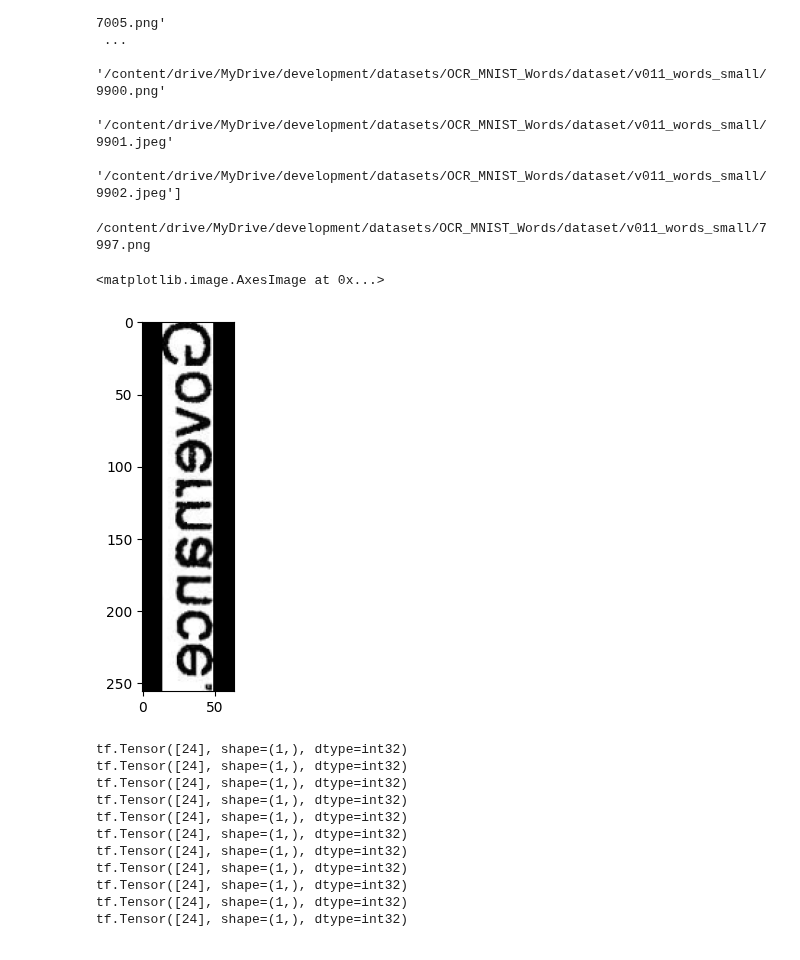
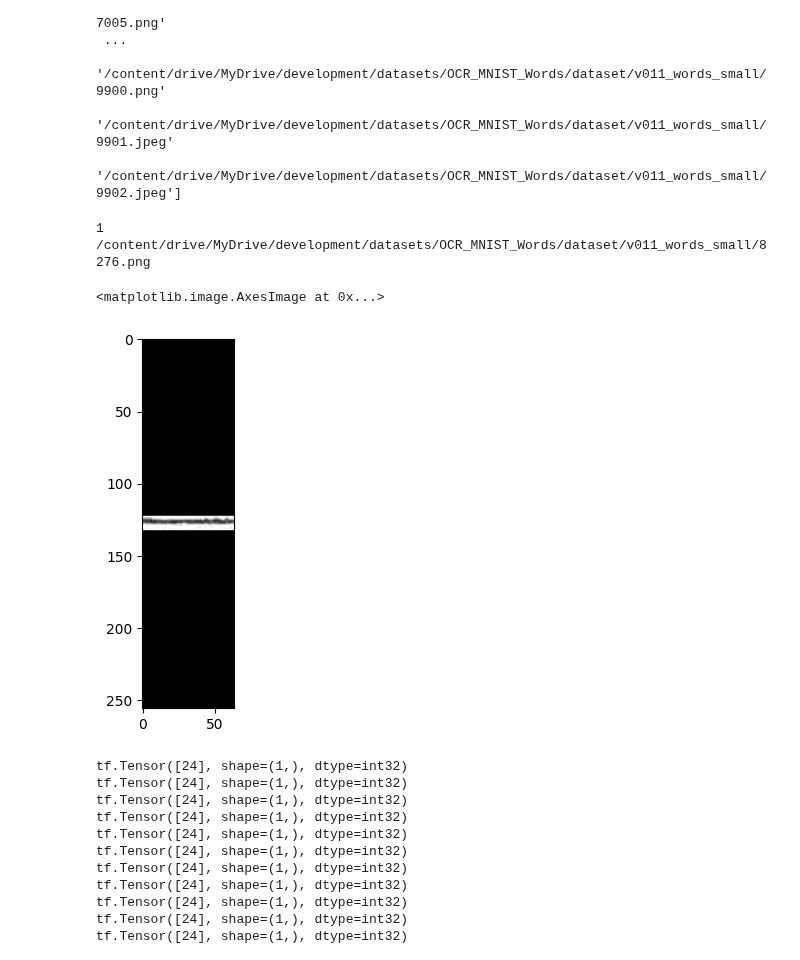
Before and after one commit to msommerfe/CAS_Applied_Data_Science, a Jupyter notebook: CAS_Final_Project/OCR_from_scratch.ipynb, the cells around one changed output. Saved outputs shown, nothing was run; the diff lists cells and outputs as text; code cells hidden in the pictures.

```diff
--- a/CAS_Final_Project/OCR_from_scratch.ipynb
+++ b/CAS_Final_Project/OCR_from_scratch.ipynb
@@ -80,7 +80,7 @@ with open(LABELS_JSON) as f:
     data = list(json.load(f).items())
 
 #Reduced to just 100, change it to all for real training
-keyVal = np.array(data[7000:8000])
+keyVal = np.array(data[:])
 #keyVal = np.array(data)
 x_all_img_file_name = keyVal[:,0]
 labels = keyVal[:,1]
@@ -147,6 +147,7 @@ def process_single_sample(img_path, labels_padded, len_labels_padded, len_labels
       labels_padded = tf.convert_to_tensor(labels_padded, dtype="int32")
       len_labels_padded = tf.convert_to_tensor([len_labels_padded], dtype="int32")
       len_labels_not_padded = tf.convert_to_tensor([len_labels_not_padded], dtype="int32")
+      print(1)
       return {"input_data": img, "input_label": labels_padded, "input_length": len_labels_padded, "label_length":len_labels_not_padded}
     # 5. Pad the image to MAX_HIGHT and MAX_WIDTH
     img = tf.image.resize_with_pad(img, target_height=MAX_HIGHT, target_width=MAX_WIDTH)
@@ -155,36 +156,37 @@ def process_single_sample(img_path, labels_padded, len_labels_padded, len_labels
     # 7. Return a dict as our model is expecting two inputs
 
     labels_padded = tf.convert_to_tensor(labels_padded, dtype="int32")
     len_labels_padded = tf.convert_to_tensor([len_labels_padded], dtype="int32")
     len_labels_not_padded = tf.convert_to_tensor([len_labels_not_padded], dtype="int32")
     #label = tf.keras.utils.pad_sequences(label, maxlen=MAX_STR_LEN)
     #return {"input": img, "gtruth_labels": label, "input_length": img, "label_length": label}
     #return img, labels_padded, len_labels_padded,len_labels_not_padded, [0]
     return {"input_data": img, "input_label": labels_padded, "input_length": len_labels_padded, "label_length":len_labels_not_padded}
 
 #_img= process_single_sample(x_all_img_total_path[3],"hallo")
-index = 997-3
+index = 8276-3
 _img= process_single_sample(x_all_img_total_path[index],[[38, 41, -1, -1, -1, -1]],[24],[2])
 #print(_img["labels_padded"])
 #print(_img["len_labels_padded"])
 #print(_img["len_labels_not_padded"])
 #_img= process_single_sample(x_all_img_total_path[3],y_all[3])
 print(x_all_img_total_path[index])
 plt.imshow(_img["input_data"],cmap="gray")
 #print(num_to_label(y_all[3]))
 #print(x_all_img_total_path[3])
 
 
 
 #input_length = tf.cast(tf.shape(y_pred)[1], dtype="int64")
 #label_length = tf.cast(tf.shape(y_true)[1], dtype="int64")
 
 #input_length = input_length * tf.ones(shape=(batch_len, 1), dtype="int64")
 #label_length = label_length * tf.ones(shape=(batch_len, 1), dtype="int64")
 # %% [output]
-/content/drive/MyDrive/development/datasets/OCR_MNIST_Words/dataset/v011_words_small/7997.png
+1
+/content/drive/MyDrive/development/datasets/OCR_MNIST_Words/dataset/v011_words_small/8276.png
 <matplotlib.image.AxesImage at 0x...>
-[figure, old version]
+[figure, new version]
 # %%
 train_dataset = tf.data.Dataset.from_tensor_slices((x_all_img_total_path[:(len(x_all_img_total_path)-50)], labels_padded[:(len(x_all_img_total_path)-50)], len_labels_padded[:(len(x_all_img_total_path)-50)], len_labels_not_padded[:(len(x_all_img_total_path)-50)]))
 validation_dataset = tf.data.Dataset.from_tensor_slices((x_all_img_total_path[(len(x_all_img_total_path)-50):], labels_padded[(len(x_all_img_total_path)-50):], len_labels_padded[(len(x_all_img_total_path)-50):], len_labels_not_padded[(len(x_all_img_total_path)-50):]))
```
Also changed, not shown: parts of 2 cells of this notebook.
